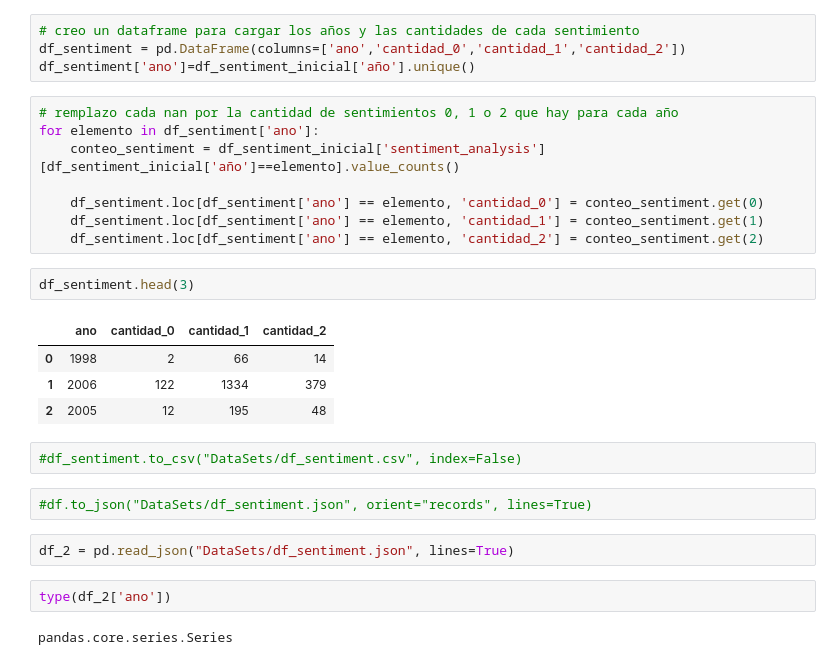
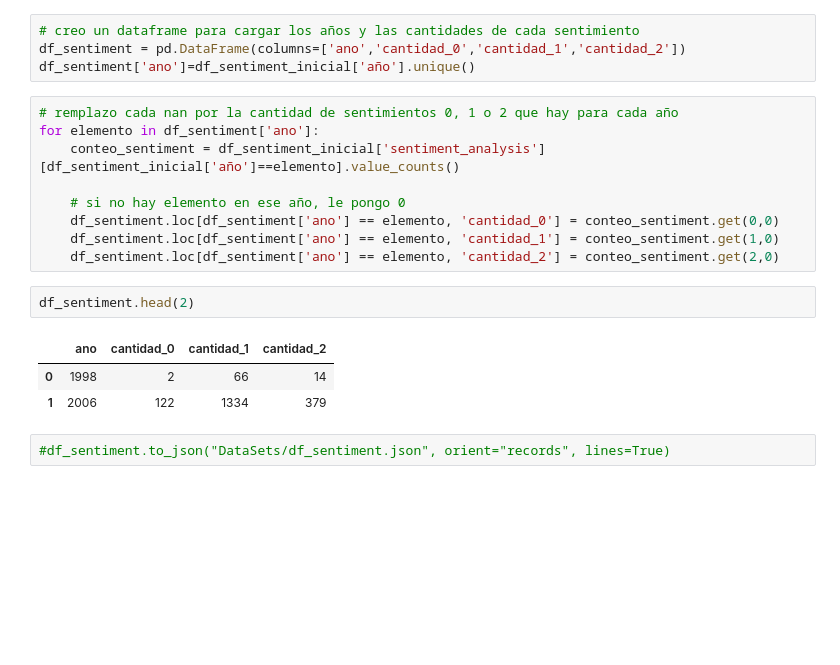
Before and after one commit to PaulaPerosio/PI_Sistema_de_Recomendacion, a Jupyter notebook: PI_1.ipynb, the cells around one changed output. Cells and saved outputs as stored; diff of their text form; blank space fills up the shorter version.

```diff
--- a/PI_1.ipynb
+++ b/PI_1.ipynb
@@ -1554,23 +1256,15 @@ df_sentiment['ano']=df_sentiment_inicial['año'].unique()
 for elemento in df_sentiment['ano']:
     conteo_sentiment = df_sentiment_inicial['sentiment_analysis'][df_sentiment_inicial['año']==elemento].value_counts()
 
-    df_sentiment.loc[df_sentiment['ano'] == elemento, 'cantidad_0'] = conteo_sentiment.get(0)
-    df_sentiment.loc[df_sentiment['ano'] == elemento, 'cantidad_1'] = conteo_sentiment.get(1)
-    df_sentiment.loc[df_sentiment['ano'] == elemento, 'cantidad_2'] = conteo_sentiment.get(2)
+    # si no hay elemento en ese año, le pongo 0
+    df_sentiment.loc[df_sentiment['ano'] == elemento, 'cantidad_0'] = conteo_sentiment.get(0,0)
+    df_sentiment.loc[df_sentiment['ano'] == elemento, 'cantidad_1'] = conteo_sentiment.get(1,0)
+    df_sentiment.loc[df_sentiment['ano'] == elemento, 'cantidad_2'] = conteo_sentiment.get(2,0)
 # %%
-df_sentiment.head(3)
+df_sentiment.head(2)
 # %% [output]
 |  | ano | cantidad_0 | cantidad_1 | cantidad_2 |
 | 0 | 1998 | 2 | 66 | 14 |
 | 1 | 2006 | 122 | 1334 | 379 |
-| 2 | 2005 | 12 | 195 | 48 |
-# %%
-#df_sentiment.to_csv("DataSets/df_sentiment.csv", index=False)
 # %%
-#df.to_json("DataSets/df_sentiment.json", orient="records", lines=True)
+#df_sentiment.to_json("DataSets/df_sentiment.json", orient="records", lines=True)
-# %%
-df_2 = pd.read_json("DataSets/df_sentiment.json", lines=True)
-# %%
-type(df_2['ano'])
-# %% [output]
-pandas.core.series.Series
```
Also changed, not shown: parts of 102 cells of this notebook, 14 other files.
